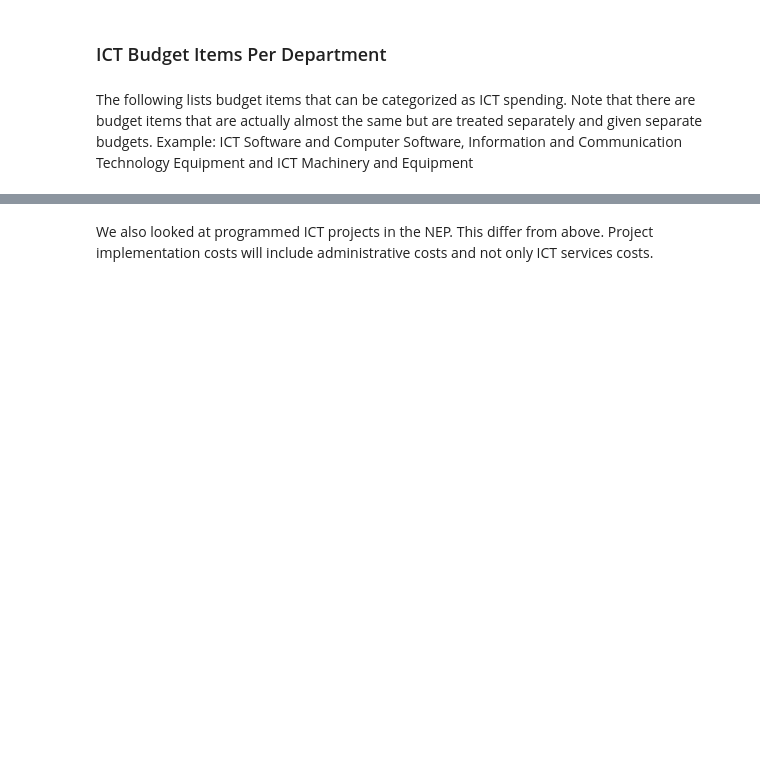
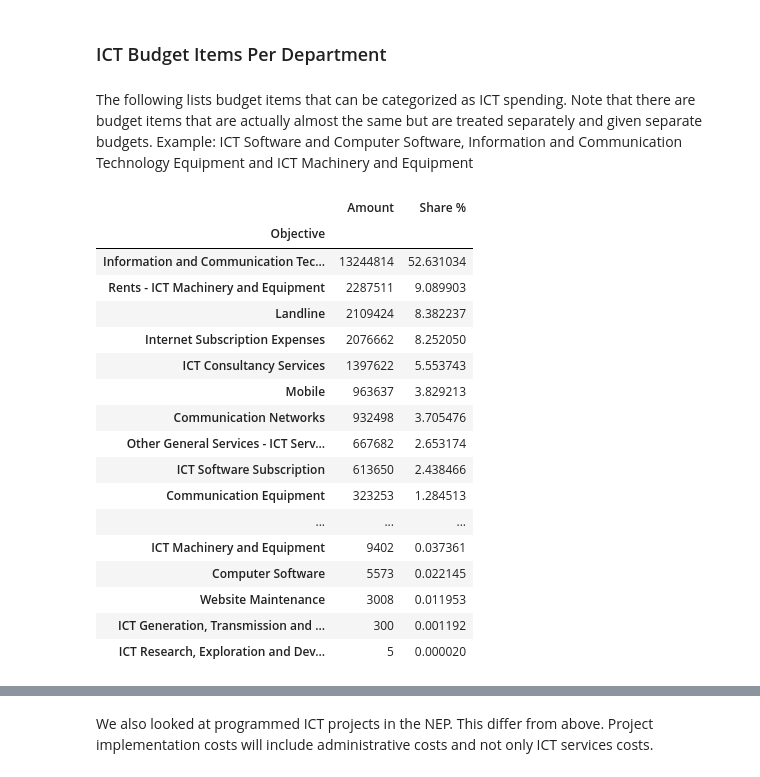
Before and after one commit to RickBahague/ICT4P, a Jupyter notebook: NEP2015/ICT Spending in the 2015 NEP PR Data.ipynb, the cells around one changed output, grey strips where cells are left out. Drawn from its saved outputs; the diff is of its cells as text; code cells hidden in the pictures; blank space fills up the shorter version.

```diff
--- a/NEP2015/ICT Spending in the 2015 NEP PR Data.ipynb
+++ b/NEP2015/ICT Spending in the 2015 NEP PR Data.ipynb
@@ -90,3 +88,24 @@ ict_item_objectives.sort(columns='Amount',ascending=False,inplace=True)
 ict_item_department.sort(columns='Amount',ascending=False,inplace=True)
 ict_item_objectives['Share %'] = ict_item_objectives['Amount']/ict_item_objectives['Amount'].sum()*100
 ict_item_department['Share %'] = ict_item_department['Amount']/ict_item_department['Amount'].sum()*100
+# %%
+ict_item_objectives
+# %% [output]
+|  | Amount | Share % |
+| Objective |  |  |
+| Information and Communication Tec... | 13244814 | 52.631034 |
+| Rents - ICT Machinery and Equipment | 2287511 | 9.089903 |
+| Landline | 2109424 | 8.382237 |
+| Internet Subscription Expenses | 2076662 | 8.252050 |
+| ICT Consultancy Services | 1397622 | 5.553743 |
+| Mobile | 963637 | 3.829213 |
+| Communication Networks | 932498 | 3.705476 |
+| Other General Services - ICT Serv... | 667682 | 2.653174 |
+| ICT Software Subscription | 613650 | 2.438466 |
+| Communication Equipment | 323253 | 1.284513 |
+| ... | ... | ... |
+| ICT Machinery and Equipment | 9402 | 0.037361 |
+| Computer Software | 5573 | 0.022145 |
+| Website Maintenance | 3008 | 0.011953 |
+| ICT Generation, Transmission and ... | 300 | 0.001192 |
+| ICT Research, Exploration and Dev... | 5 | 0.000020 |
```
Also changed, not shown: parts of 11 cells of this notebook.
